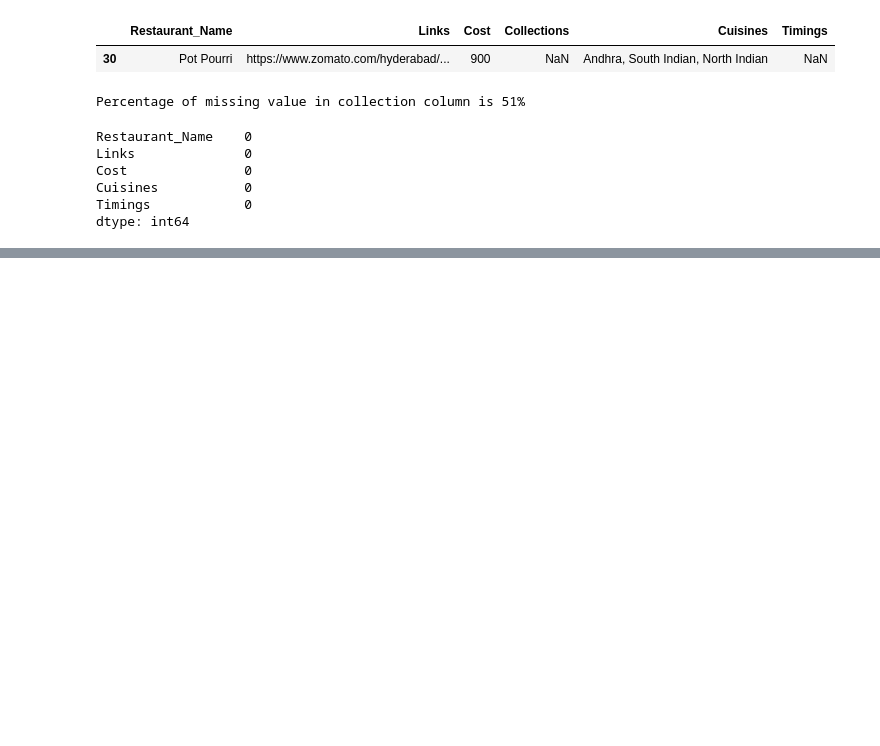
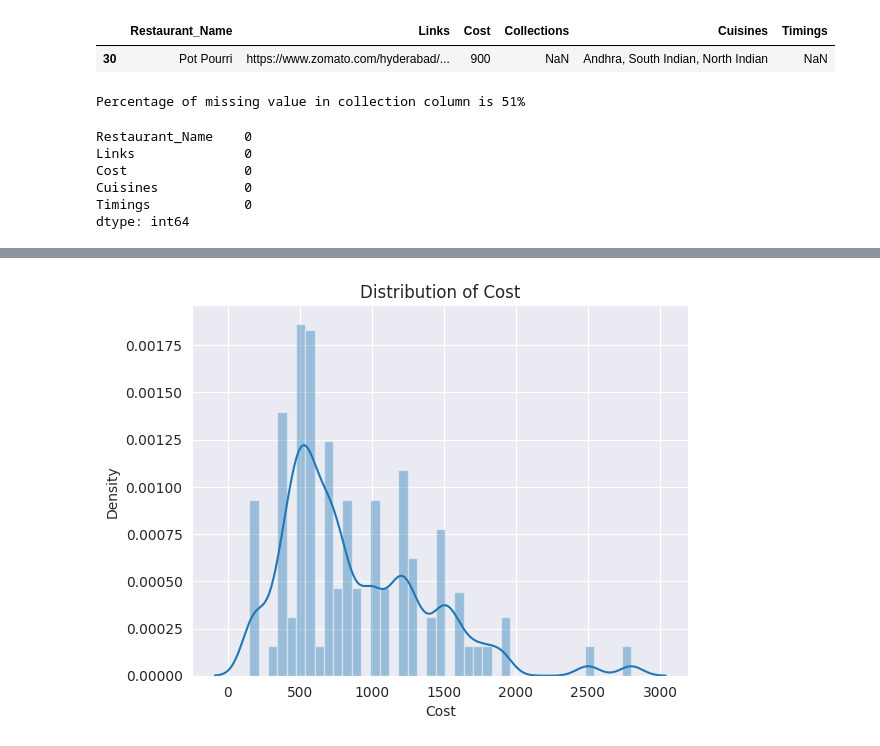
Before and after one commit to pi-mishra/Zomato-Restaurant-Clustering-And-Sentiment-Analysis, a Jupyter notebook: Zomato_Restaurant_Clustering_And_Sentiment_Analysis.ipynb, the cells around one changed output, grey strips where cells are left out. Drawn from its saved outputs; the diff is of its cells as text; code cells hidden in the pictures; blank space fills up the shorter version.

```diff
--- a/Zomato_Restaurant_Clustering_And_Sentiment_Analysis.ipynb
+++ b/Zomato_Restaurant_Clustering_And_Sentiment_Analysis.ipynb
@@ -1063,0 +1173,7 @@ dtype: int64
+# %%
+#distribution of cost
+sns.distplot(merged['Cost'])
+plt.title("Distribution of Cost")
+sns.despine()
+# %% [output]
+[figure, added]
```
Also changed, not shown: parts of 17 cells of this notebook.
